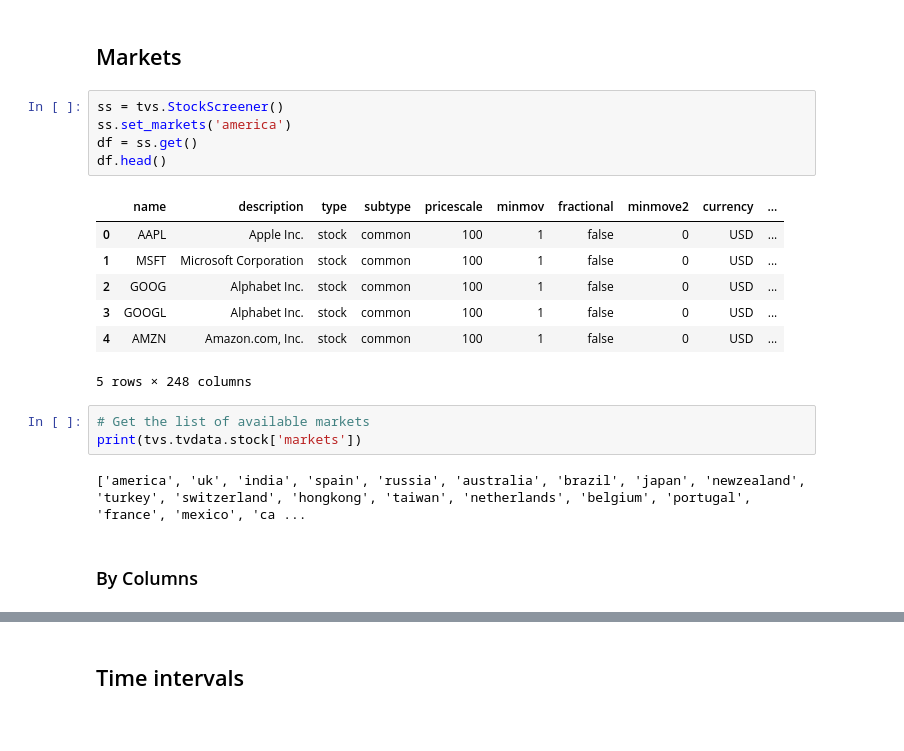
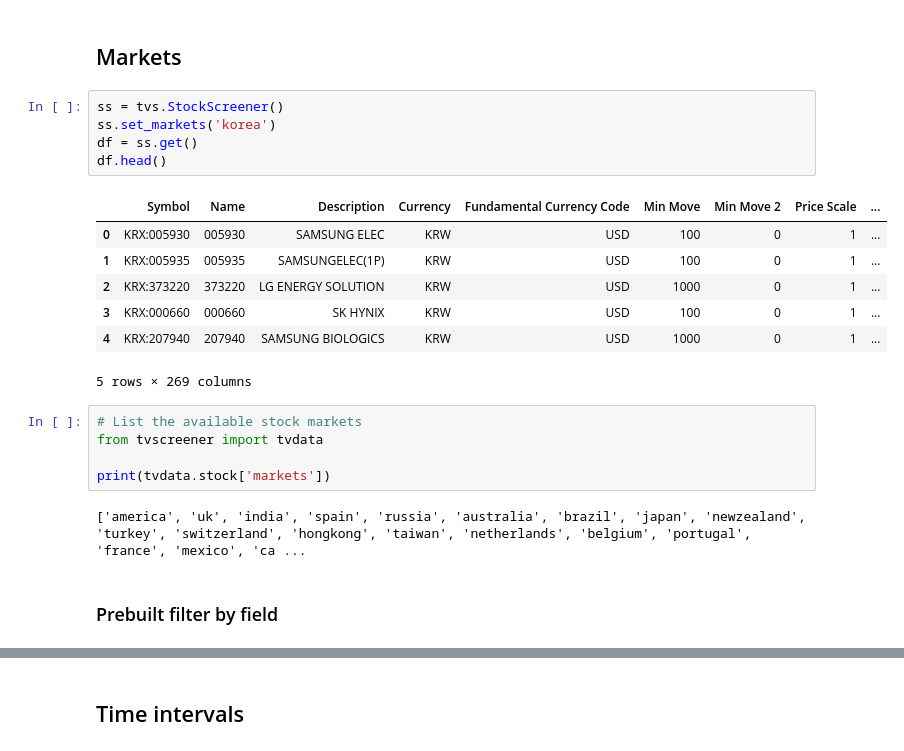
Before and after one commit to houseofai/tvscreener, a Jupyter notebook: notebooks/example.ipynb, the cells around one changed output, grey strips where cells are left out. Drawn from its saved outputs; the diff is of its cells as text.

```diff
--- a/notebooks/example.ipynb
+++ b/notebooks/example.ipynb
@@ -83,22 +89,24 @@ df.head()
 ## Markets
 # %%
 ss = tvs.StockScreener()
-ss.set_markets('america')
+ss.set_markets('korea')
 df = ss.get()
 df.head()
 # %% [output]
-|  | name | description | type | subtype | pricescale | minmov | fractional | minmove2 | currency | ... |
-| 0 | AAPL | Apple Inc. | stock | common | 100 | 1 | false | 0 | USD | ... |
-| 1 | MSFT | Microsoft Corporation | stock | common | 100 | 1 | false | 0 | USD | ... |
-| 2 | GOOG | Alphabet Inc. | stock | common | 100 | 1 | false | 0 | USD | ... |
-| 3 | GOOGL | Alphabet Inc. | stock | common | 100 | 1 | false | 0 | USD | ... |
-| 4 | AMZN | Amazon.com, Inc. | stock | common | 100 | 1 | false | 0 | USD | ... |
+|  | Symbol | Name | Description | Currency | Fundamental Currency Code | Min Move | Min Move 2 | Price Scale | ... |
+| 0 | KRX:005930 | 005930 | SAMSUNG ELEC | KRW | USD | 100 | 0 | 1 | ... |
+| 1 | KRX:005935 | 005935 | SAMSUNGELEC(1P) | KRW | USD | 100 | 0 | 1 | ... |
+| 2 | KRX:373220 | 373220 | LG ENERGY SOLUTION | KRW | USD | 1000 | 0 | 1 | ... |
+| 3 | KRX:000660 | 000660 | SK HYNIX | KRW | USD | 100 | 0 | 1 | ... |
+| 4 | KRX:207940 | 207940 | SAMSUNG BIOLOGICS | KRW | USD | 1000 | 0 | 1 | ... |
-5 rows × 248 columns
+5 rows × 269 columns
 # %%
-# Get the list of available markets
-print(tvs.tvdata.stock['markets'])
+# List the available stock markets
+from tvscreener import tvdata
+
+print(tvdata.stock['markets'])
 # %% [output]
 ['america', 'uk', 'india', 'spain', 'russia', 'australia', 'brazil', 'japan', 'newzealand', 'turkey', 'switzerland', 'hongkong', 'taiwan', 'netherlands', 'belgium', 'portugal', 'france', 'mexico', 'ca ...
 # %% [markdown]
-### By Columns
+### Prebuilt filter by field
 # %%
```
Also changed, not shown: parts of 13 cells of this notebook, 8 other files.
